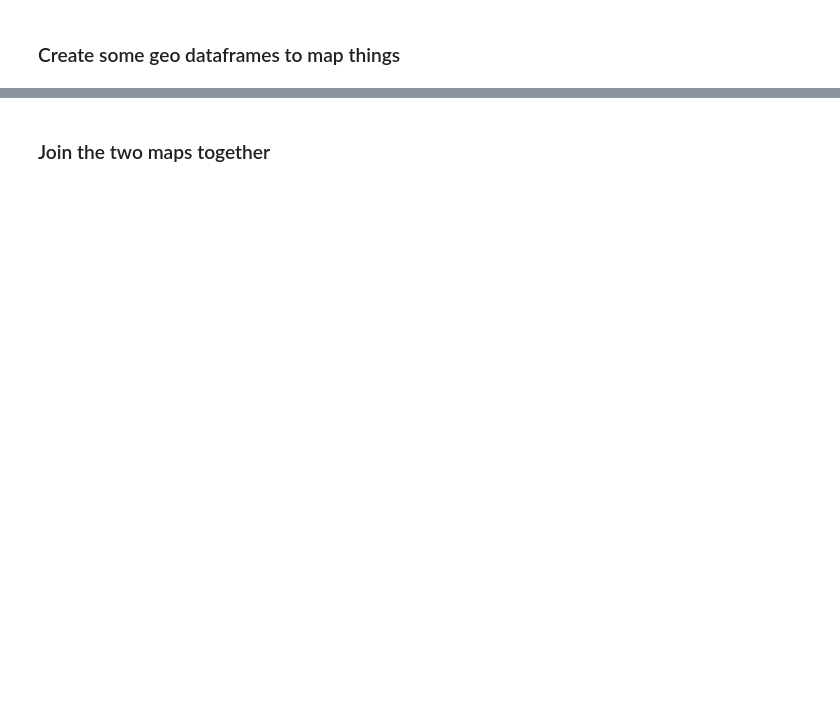
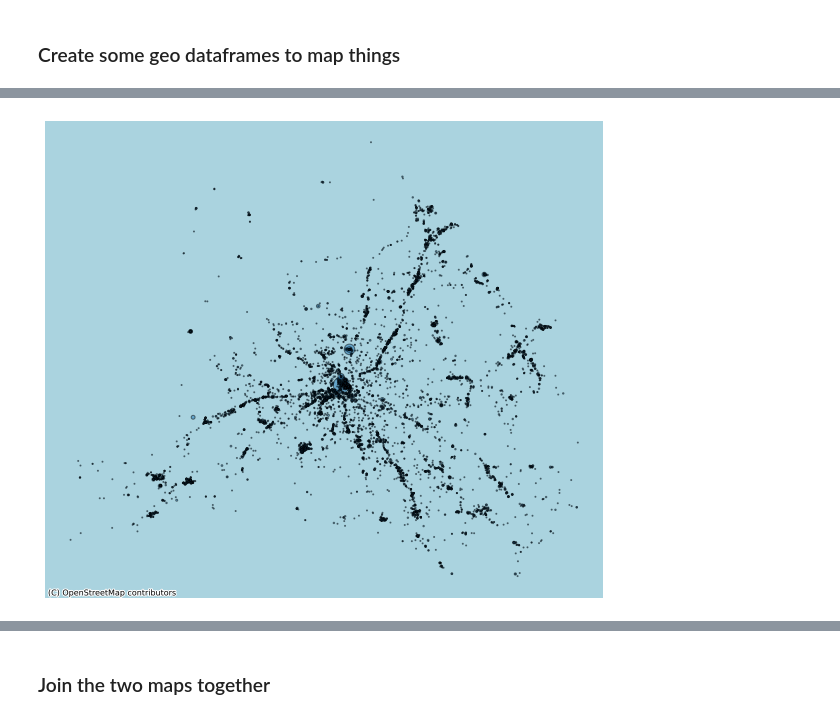
Before and after one commit to nss-data-science-cohort-4/dq4-covid-nashville-coded-19, a Jupyter notebook: notebooks/pt03_COVID_clusters_data_geo_viz.ipynb, the cells around one changed output, grey strips where cells are left out. Drawn from its saved outputs; the diff is of its cells as text; code cells hidden in the pictures; blank space fills up the shorter version.

```diff
--- a/notebooks/pt03_COVID_clusters_data_geo_viz.ipynb
+++ b/notebooks/pt03_COVID_clusters_data_geo_viz.ipynb
@@ -51,0 +122,6 @@ NameError: name 'violations_by_loc' is not defined
+# %%
+ax = violations_by_zip.plot(markersize = 'request_no', figsize=(10, 10), alpha=0.5, edgecolor='k')
+ctx.add_basemap(ax, zoom=12, source = ctx.providers.OpenStreetMap.Mapnik)
+ax.set_axis_off();
+# %% [output]
+[figure, added]
```
Also changed, not shown: parts of 51 cells of this notebook, 2 other files.
